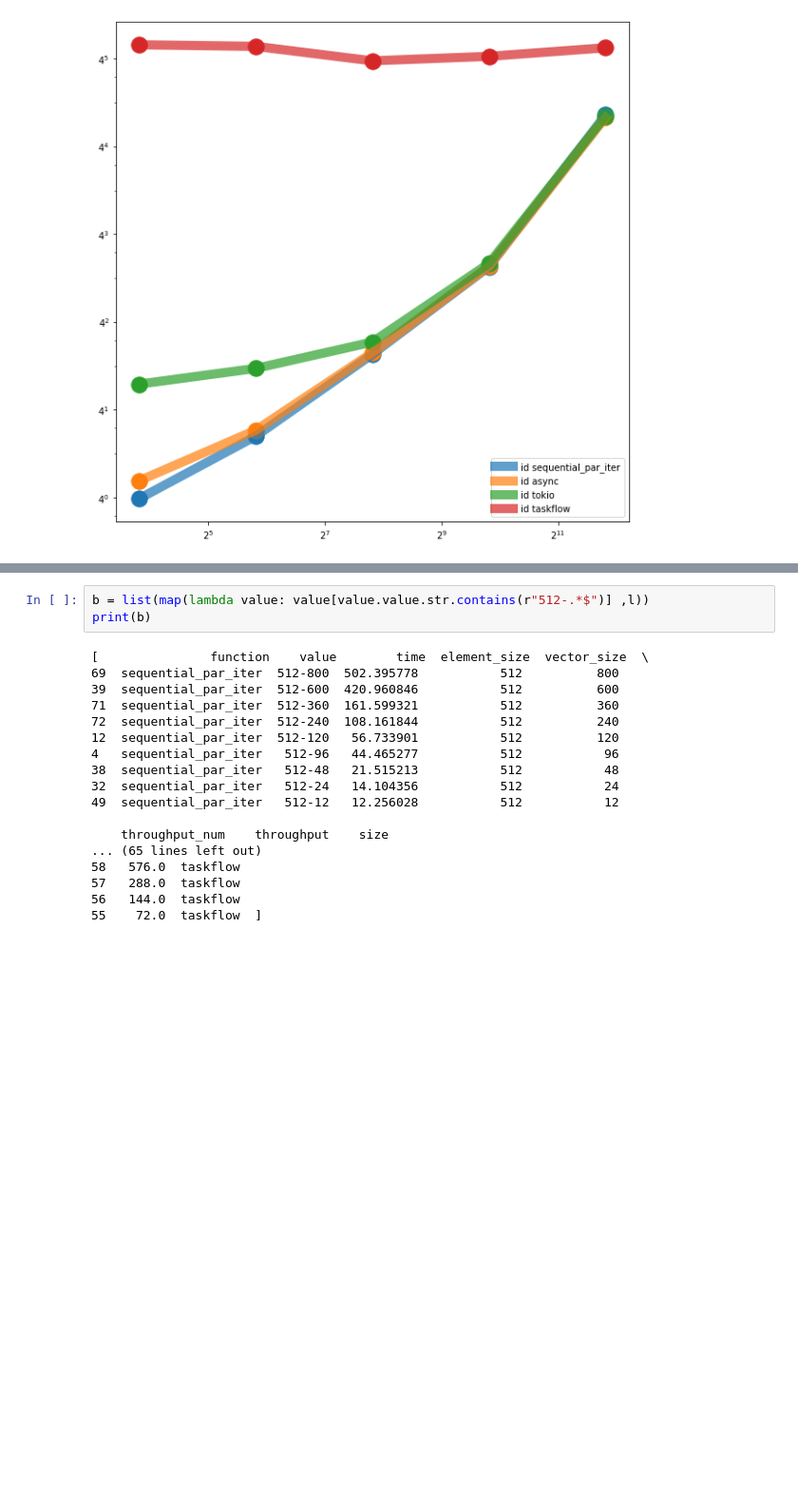
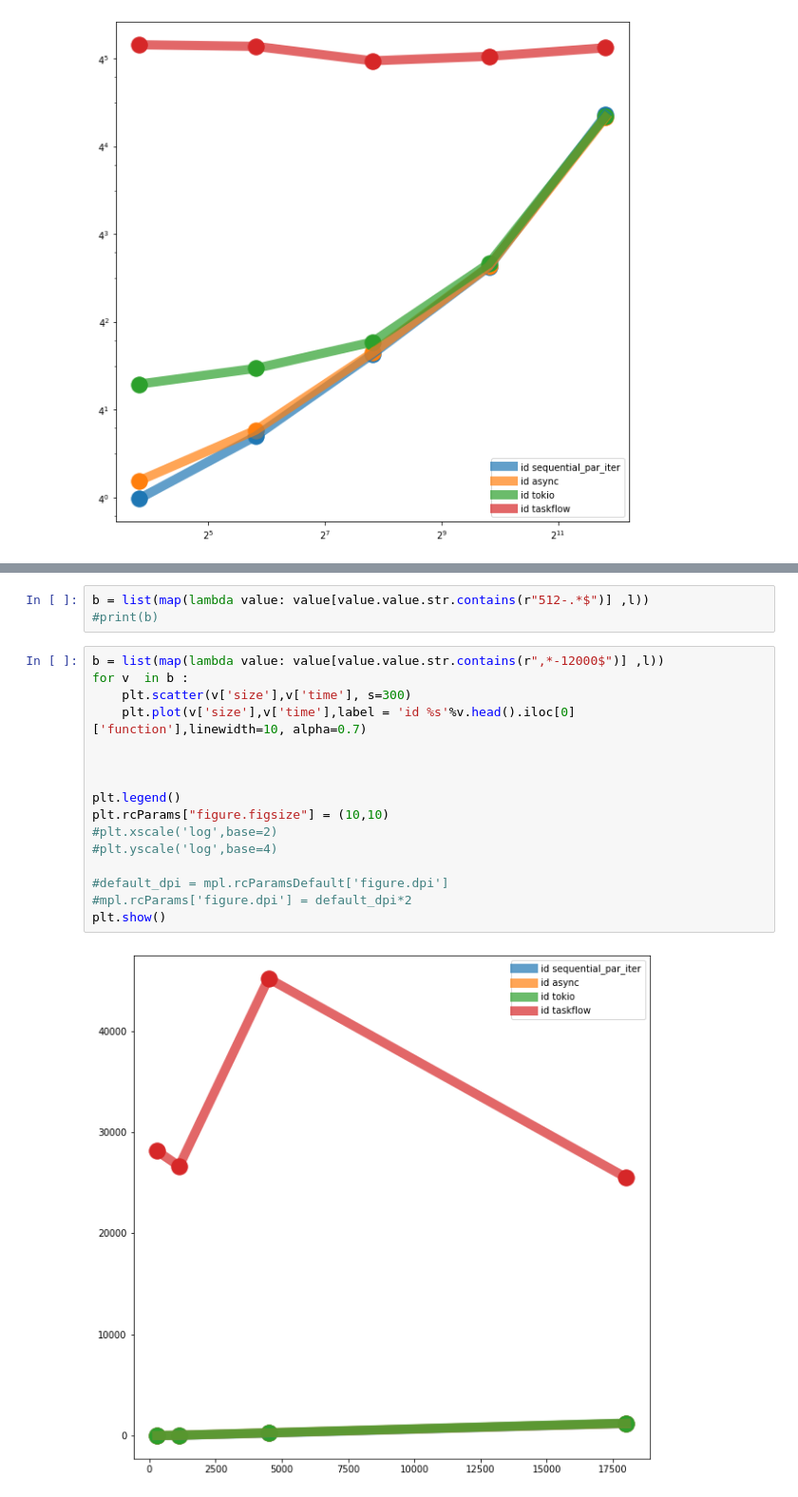
Before and after one commit to ZePedroResende/TEG-framework, a Jupyter notebook: src/analysis/top_comparison_analysis.ipynb, the cells around one changed output, grey strips where cells are left out. Shown at 95% size. Cells and saved outputs as stored; diff of their text form; blank space fills up the shorter version.

```diff
--- a/src/analysis/top_comparison_analysis.ipynb
+++ b/src/analysis/top_comparison_analysis.ipynb
@@ -584,21 +584,21 @@ plt.show()
 # %%
 b = list(map(lambda value: value[value.value.str.contains(r"512-.*$")] ,l))
-print(b)
+#print(b)
-# %% [output]
-[               function    value        time  element_size  vector_size  \
-69  sequential_par_iter  512-800  502.395778           512          800
-39  sequential_par_iter  512-600  420.960846           512          600
-71  sequential_par_iter  512-360  161.599321           512          360
-72  sequential_par_iter  512-240  108.161844           512          240
-12  sequential_par_iter  512-120   56.733901           512          120
-4   sequential_par_iter   512-96   44.465277           512           96
-38  sequential_par_iter   512-48   21.515213           512           48
-32  sequential_par_iter   512-24   14.104356           512           24
-49  sequential_par_iter   512-12   12.256028           512           12
-
-    throughput_num    throughput    size
-... (65 lines left out)
-58   576.0  taskflow
-57   288.0  taskflow
-56   144.0  taskflow
-55    72.0  taskflow  ]
+# %%
+b = list(map(lambda value: value[value.value.str.contains(r",*-12000$")] ,l))
+for v  in b :
+    plt.scatter(v['size'],v['time'], s=300)
+    plt.plot(v['size'],v['time'],label = 'id %s'%v.head().iloc[0]['function'],linewidth=10, alpha=0.7)
+
+
+
+plt.legend()
+plt.rcParams["figure.figsize"] = (10,10)
+#plt.xscale('log',base=2)
+#plt.yscale('log',base=4)
+
+#default_dpi = mpl.rcParamsDefault['figure.dpi']
+#mpl.rcParams['figure.dpi'] = default_dpi*2
+plt.show()
+# %% [output]
+[figure, added]
```
Also changed, not shown: parts of 1 cell of this notebook.
